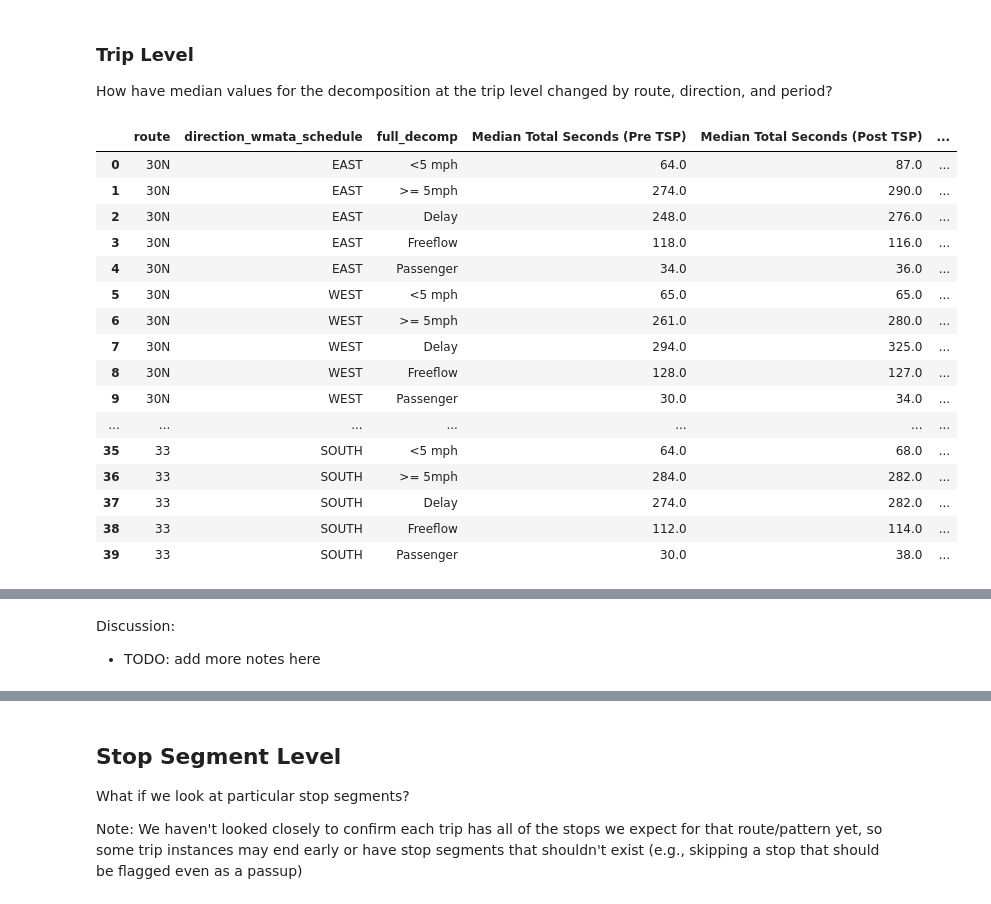
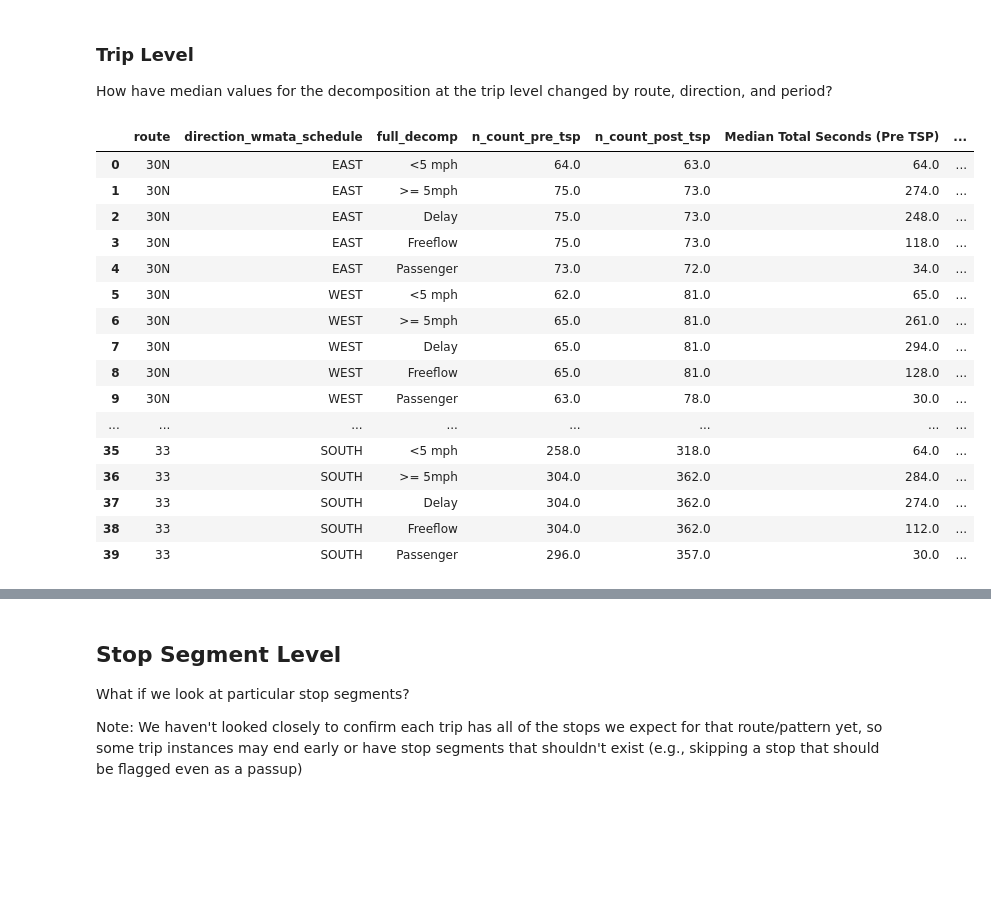
Before and after one commit to stevenschrayer/WMATA_AVL, a Jupyter notebook: analysis/exploratory/decomposition/02-decomposition-mt-wisconsin.ipynb, the cells around one changed output, grey strips where cells are left out. Drawn from its saved outputs; the diff is of its cells as text; code cells hidden in the pictures; blank space fills up the shorter version.

Commit message:
Adds some additional checks on data quality: number of observations in decomposition category, dropping friendship heights stop from station checks, filtering out president's day, etc.

```diff
--- a/analysis/exploratory/decomposition/02-decomposition-mt-wisconsin.ipynb
+++ b/analysis/exploratory/decomposition/02-decomposition-mt-wisconsin.ipynb
@@ -138,6 +141,15 @@ rawnav_run_decomp_2 = (
                     'Saturday',
                     'Sunday'
                 ]
+            )
+    )
+    .assign(
+        service_day = lambda x:
+            # we'll set President's day to saturday
+            np.where(
+                rawnav_run_decomp.start_date_time.dt.tz_localize(None) == np.datetime64('2021-02-15'),
+                'Saturday',
+                x.service_day
             ),
         trip_hour = lambda x: x.start_date_time.dt.hour,
         # TODO: double check timestamps/timezone on conversion back from
@@ -202,5 +214,8 @@ Next, we'll also filter to the trips and stops that are on the Wisconsin corrido
 # %%
-wisconsin_corr_stops = pd.read_csv(os.path.join(path_working,"data","02-processed","wisconsin_corridor_stops.csv"))
+wisconsin_corr_stops = (
+    pd.read_csv(os.path.join(path_working,"data","02-processed","wisconsin_corridor_stops.csv"))
+    .query('stop_id != 32089')
+)
 # %%
 wisconsin_corr_stops.head()
 # %% [output]
@@ -215,6 +230,8 @@ wisconsin_corr_grp = wisconsin_corr_stops.groupby(['route','direction'])
 rawnav_run_decomp_2_grp = rawnav_run_decomp_2.groupby(['route','direction_wmata_schedule','filename','index_run_start'])
 
 rawnav_run_decomp_2_wisc = pd.DataFrame()
+
+trips_missing_stops = pd.DataFrame()
 
 for name, rawnav_group in rawnav_run_decomp_2_grp:
     # try:
@@ -247,3 +264,6 @@ for name, rawnav_group in rawnav_run_decomp_2_grp:
         )
 
         rawnav_run_decomp_2_wisc = pd.concat([rawnav_run_decomp_2_wisc, rawnav_group_out])
+    else:
+        trip_miss_deets = pd.DataFrame({"filename" : name[2], "index_run_start" : name[3], 'route' : name[0],'direction_wmata_schedule' : name[1], "miss_stop" : miss_stops})
+        trips_missing_stops = pd.concat([trips_missing_stops,trip_miss_deets])
@@ -479,12 +556,18 @@ rawnav_run_decomp_agg = (
     .loc[rawnav_run_decomp_trip_2.tsp_dir_time == True]
     .drop(['tsp_dir_time'], axis = 'columns')
     .groupby(['route','direction_wmata_schedule','tsp_period','full_decomp'])
-    .agg(
-        {'tot_secs' : [lambda x: x.quantile(.50)]}
-    )
+    .agg({
+        'tot_secs' : [lambda x: x.quantile(.50)],
+        'filename' : ['count']
+    })
     .pipe(wr.reset_col_names)
     .query("full_decomp != 'End of Trip Pings'")
-    .rename(columns = {"tot_secs_<lambda>" : "tot_secs_med"})
+    .rename(
+        columns = {
+            "tot_secs_<lambda>" : "tot_secs_med",
+            "filename_count" : "n_count"
+        }
+    )
 )
 
 rawnav_run_decomp_agg['tot_secs_pct'] = (
@@ -498,7 +581,7 @@ rawnav_run_decomp_agg_pivot = (
     .pivot(
             index = ['route','direction_wmata_schedule','full_decomp'],
             columns = 'tsp_period',
-            values = ['tot_secs_med','tot_secs_pct']
+            values = ['n_count','tot_secs_med','tot_secs_pct']
     )
     .pipe(wr.reset_col_names)
     .assign(
@@ -511,50 +594,52 @@ rawnav_run_decomp_agg_pivot = (
     )
     .reindex(
         columns = [
             "route",
             "direction_wmata_schedule",
             "full_decomp",
+            "n_count_pre_tsp",
+            "n_count_post_tsp",
             "tot_secs_med_pre_tsp",
             "tot_secs_med_post_tsp",
             "tot_secs_med_diff",
             "tot_secs_pct_pre_tsp",
             "tot_secs_pct_post_tsp",
             "tot_secs_pp_diff"
         ]
     )
     .rename(
         columns = {
             "tot_secs_med_post_tsp" : "Median Total Seconds (Post TSP)",
             "tot_secs_med_pre_tsp" : "Median Total Seconds (Pre TSP)",
             "tot_secs_med_diff" : "Change in Median Total Seconds (Pre to Post)",
             "tot_secs_pct_pre_tsp": "Percentage of Total Time (Pre TSP)",
             "tot_secs_pct_post_tsp" : "Percentage of Total Time (Post TSP)",
             "tot_secs_pp_diff" : "Percentage Point Change in Total Time (Pre to Post)"
         }
     )
 )
 
 rawnav_run_decomp_agg.to_csv(r"rawnav_run_decomp_agg.csv")
 
 rawnav_run_decomp_agg_pivot
 # %% [output]
-|  | route | direction_wmata_schedule | full_decomp | Median Total Seconds (Pre TSP) | Median Total Seconds (Post TSP) | ... |
-| 0 | 30N | EAST | <5 mph | 64.0 | 87.0 | ... |
-| 1 | 30N | EAST | >= 5mph | 274.0 | 290.0 | ... |
-| 2 | 30N | EAST | Delay | 248.0 | 276.0 | ... |
-| 3 | 30N | EAST | Freeflow | 118.0 | 116.0 | ... |
-| 4 | 30N | EAST | Passenger | 34.0 | 36.0 | ... |
-| 5 | 30N | WEST | <5 mph | 65.0 | 65.0 | ... |
-| 6 | 30N | WEST | >= 5mph | 261.0 | 280.0 | ... |
-| 7 | 30N | WEST | Delay | 294.0 | 325.0 | ... |
-| 8 | 30N | WEST | Freeflow | 128.0 | 127.0 | ... |
-| 9 | 30N | WEST | Passenger | 30.0 | 34.0 | ... |
-| ... | ... | ... | ... | ... | ... | ... |
-| 35 | 33 | SOUTH | <5 mph | 64.0 | 68.0 | ... |
-| 36 | 33 | SOUTH | >= 5mph | 284.0 | 282.0 | ... |
-| 37 | 33 | SOUTH | Delay | 274.0 | 282.0 | ... |
-| 38 | 33 | SOUTH | Freeflow | 112.0 | 114.0 | ... |
-| 39 | 33 | SOUTH | Passenger | 30.0 | 38.0 | ... |
+|  | route | direction_wmata_schedule | full_decomp | n_count_pre_tsp | n_count_post_tsp | Median Total Seconds (Pre TSP) | ... |
+| 0 | 30N | EAST | <5 mph | 64.0 | 63.0 | 64.0 | ... |
+| 1 | 30N | EAST | >= 5mph | 75.0 | 73.0 | 274.0 | ... |
+| 2 | 30N | EAST | Delay | 75.0 | 73.0 | 248.0 | ... |
+| 3 | 30N | EAST | Freeflow | 75.0 | 73.0 | 118.0 | ... |
+| 4 | 30N | EAST | Passenger | 73.0 | 72.0 | 34.0 | ... |
+| 5 | 30N | WEST | <5 mph | 62.0 | 81.0 | 65.0 | ... |
+| 6 | 30N | WEST | >= 5mph | 65.0 | 81.0 | 261.0 | ... |
+| 7 | 30N | WEST | Delay | 65.0 | 81.0 | 294.0 | ... |
+| 8 | 30N | WEST | Freeflow | 65.0 | 81.0 | 128.0 | ... |
+| 9 | 30N | WEST | Passenger | 63.0 | 78.0 | 30.0 | ... |
+| ... | ... | ... | ... | ... | ... | ... | ... |
+| 35 | 33 | SOUTH | <5 mph | 258.0 | 318.0 | 64.0 | ... |
+| 36 | 33 | SOUTH | >= 5mph | 304.0 | 362.0 | 284.0 | ... |
+| 37 | 33 | SOUTH | Delay | 304.0 | 362.0 | 274.0 | ... |
+| 38 | 33 | SOUTH | Freeflow | 304.0 | 362.0 | 112.0 | ... |
+| 39 | 33 | SOUTH | Passenger | 296.0 | 357.0 | 30.0 | ... |
 # %%
 def stacked_bar(
     fig_data
@@ -623,7 +708,3 @@ fig1 = stacked_bar(fig1_chart_data)
 py.offline.iplot(fig1, filename='Route Breakdown')
 # %% [output]
 [interactive output not drawn]
-# %% [markdown]
-Discussion:
-
-* TODO: add more notes here
```
Also changed, not shown: parts of 14 cells of this notebook.
